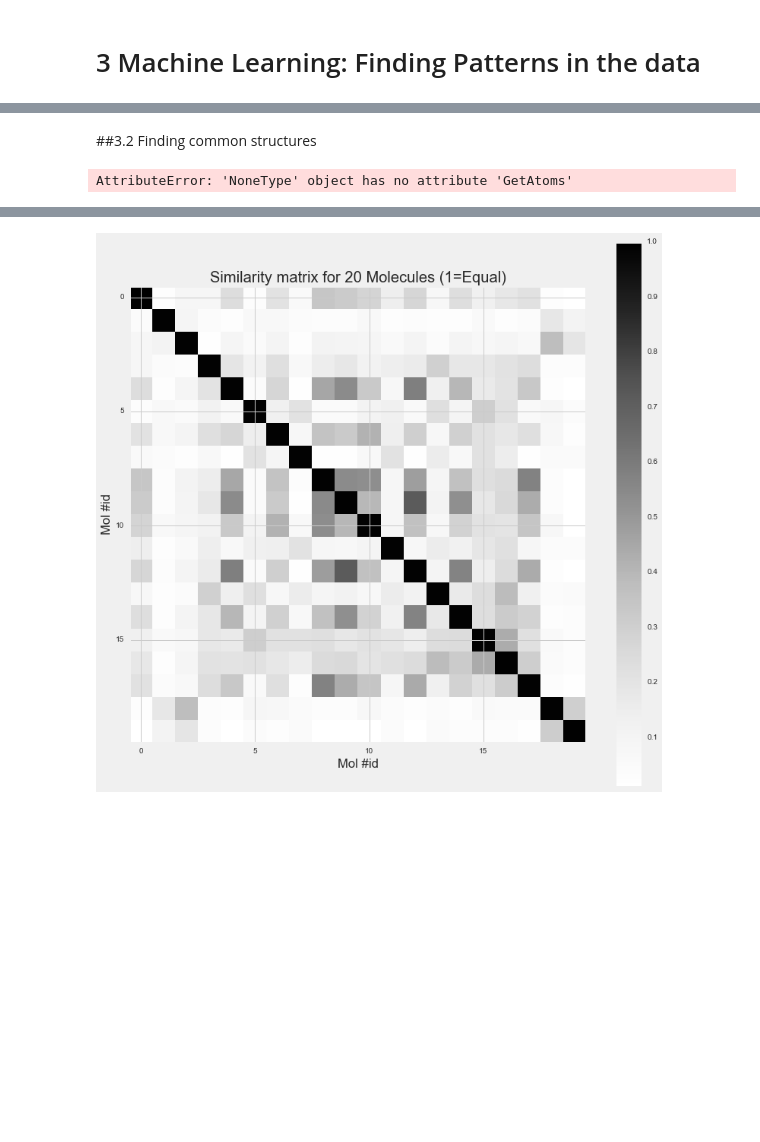
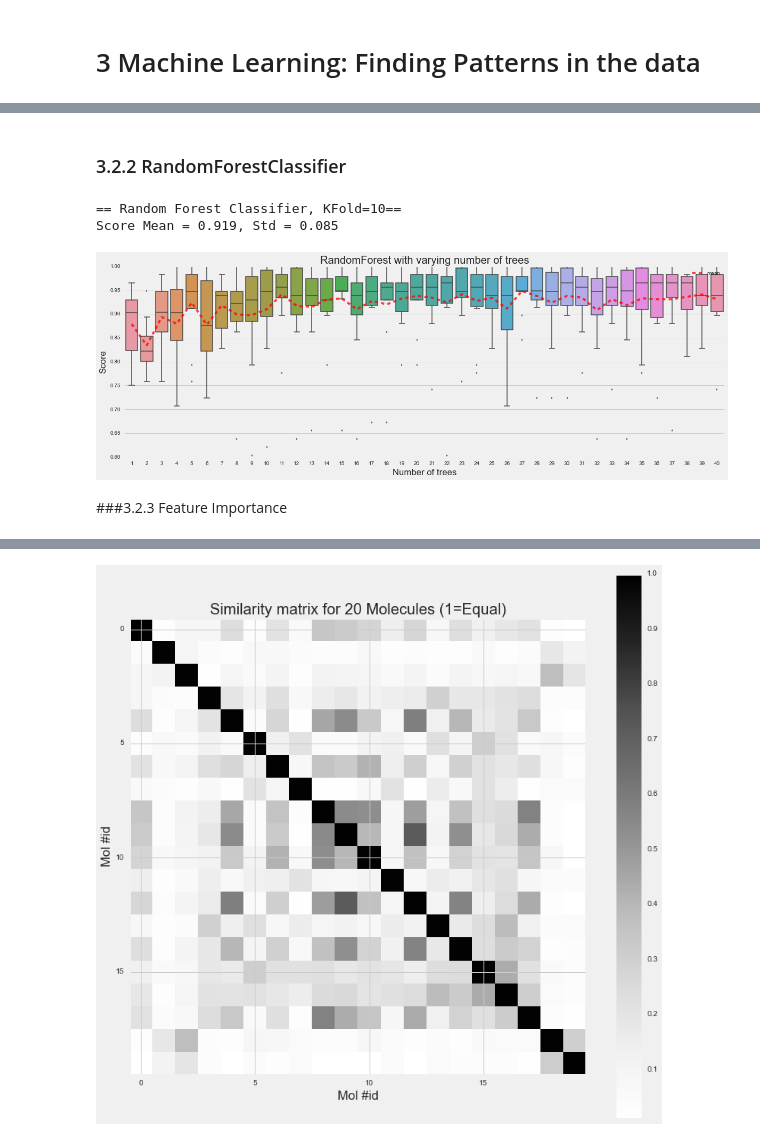
Before and after one commit to beangoben/dataDrivenChemistry, a Jupyter notebook: sanchezlengeling_b_project.ipynb, the cells around one changed output, grey strips where cells are left out. Cells and saved outputs as stored; diff of their text form; code cells hidden in the pictures; blank space fills up the shorter version.

```diff
--- a/sanchezlengeling_b_project.ipynb
+++ b/sanchezlengeling_b_project.ipynb
@@ -701,0 +810,11 @@ subdf=subdf[interest]
+# %%
+print(subdf.columns)
+nonTrainFeatures=['numAtoms','homo','lumo','dbindex','atomList', 'atomCoords', 'freqs', 'SMILES',
+                  'InChI','rotType', 'ringNum', 'smileGood', 'benzene','U','H','G']
+
+trainData=subdf.drop(nonTrainFeatures,axis=1)
+targetData=subdf['benzene']
+X = np.array([np.array(row) for indx,row in trainData.iterrows()])
+Y = np.array( targetData)
+features=[str(col) for col in trainData.columns]
+features
@@ -702,10 +835,34 @@ subdf=subdf[interest]
 # %% [markdown]
-##3.2 Finding common structures
+### 3.2.2 RandomForestClassifier
-# %%
-mols = [ Chem.MolFromSmiles(row['SMILES']) for indx,row in subdf.iterrows() ]
-# find the Maximum Common Sumstructure (MCS) of our group
-mcs=MCS.FindMCS(mols)
-mcsMol=Chem.MolFromSmarts(mcs.smarts)
-mcsMol
-# %% [output]
-AttributeError: 'NoneType' object has no attribute 'GetAtoms'
+# %%
+from sklearn.ensemble import RandomForestClassifier
+from sklearn.cross_validation import cross_val_score
+
+
+maxtrees=40
+kfoldn=10
+ntrees=np.arange(1,maxtrees+1)
+scores=np.zeros((ntrees.shape[0],kfoldn))
+for indx,i in enumerate(ntrees):
+    rf = RandomForestClassifier(n_estimators=i)
+    scores[indx]= cross_val_score(rf,X,Y, cv=kfoldn)
+
+scores=np.array(scores)
+
+print("== Random Forest Classifier, KFold=10==")
+print("Score Mean = %1.3f, Std = %1.3f"%(np.mean(scores),np.std(scores)))
+
+plt.figure(figsize=(18, 6), dpi=80)
+sns.boxplot(scores.transpose())
+plt.plot(ntrees,[ i.mean() for i in scores],'r--',alpha=0.75,label="mean")
+plt.legend()
+plt.xlabel("Number of trees")
+plt.ylabel("Score")
+plt.title("RandomForest with varying number of trees")
+plt.show()
+# %% [output]
+== Random Forest Classifier, KFold=10==
+Score Mean = 0.919, Std = 0.085
+[figure, added]
+# %% [markdown]
+###3.2.3 Feature Importance
```
Also changed, not shown: parts of 26 cells of this notebook, 1 other file.
